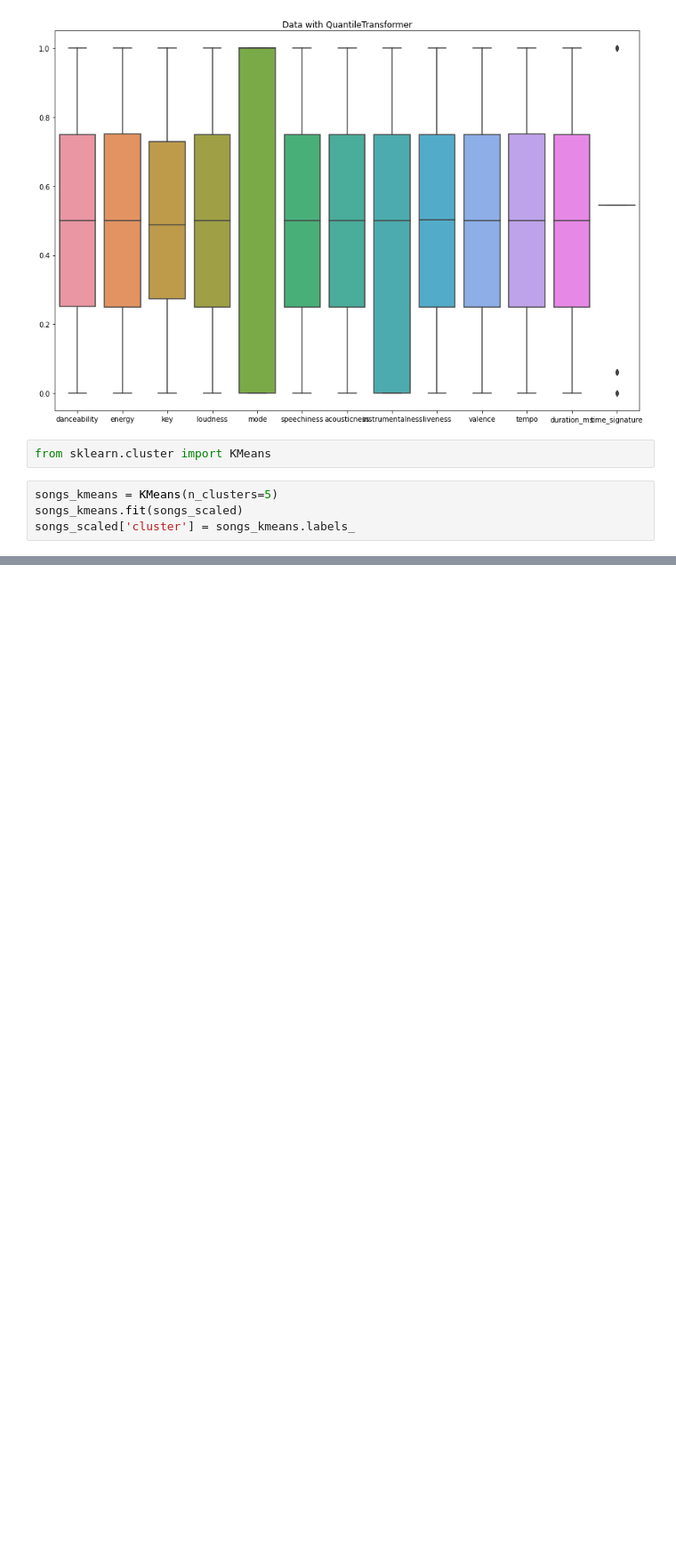
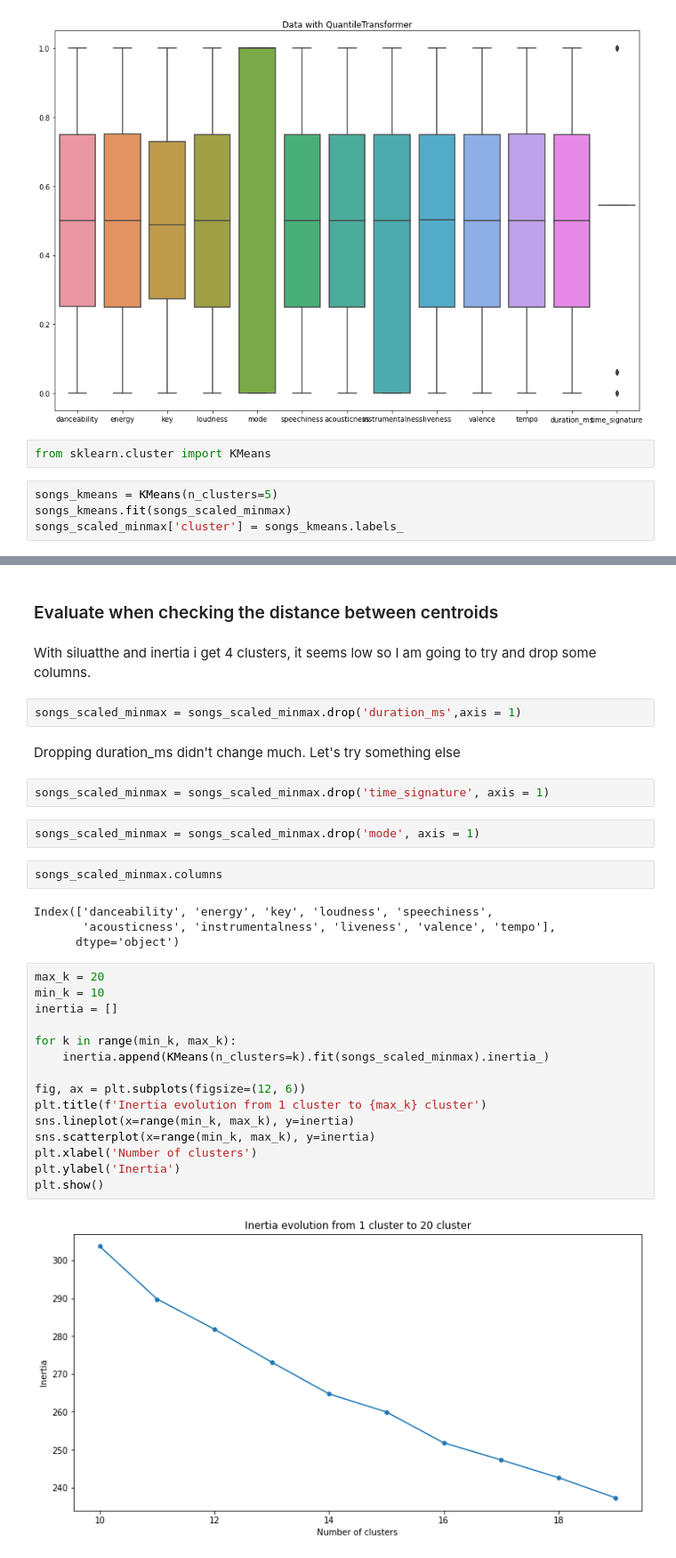
Before and after one commit to hanaamulic/Unsupervised-Machine-Learning, a Jupyter notebook: Spotify_challenge_1000_songs.ipynb, the cells around one changed output, grey strips where cells are left out. Shown at 89% size. Saved outputs shown, nothing was run; the diff lists cells and outputs as text; blank space fills up the shorter version.

```diff
--- a/Spotify_challenge_1000_songs.ipynb
+++ b/Spotify_challenge_1000_songs.ipynb
@@ -92,6 +93,6 @@ Text(0.5, 1.0, 'Data with QuantileTransformer')
 from sklearn.cluster import KMeans
 # %%
 songs_kmeans = KMeans(n_clusters=5)
-songs_kmeans.fit(songs_scaled)
-songs_scaled['cluster'] = songs_kmeans.labels_
+songs_kmeans.fit(songs_scaled_minmax)
+songs_scaled_minmax['cluster'] = songs_kmeans.labels_
 # %%
@@ -113,0 +142,35 @@ songs_scaled
+# %% [markdown]
+### Evaluate when checking the distance between centroids
+# %% [markdown]
+With siluatthe and inertia i get 4 clusters, it seems low so I am going to try and drop some columns.
+# %%
+songs_scaled_minmax = songs_scaled_minmax.drop('duration_ms',axis = 1)
+# %% [markdown]
+Dropping duration_ms didn't change much. Let's try something else
+# %%
+songs_scaled_minmax = songs_scaled_minmax.drop('time_signature', axis = 1)
+# %%
+songs_scaled_minmax = songs_scaled_minmax.drop('mode', axis = 1)
+# %%
+songs_scaled_minmax.columns
+# %% [output]
+Index(['danceability', 'energy', 'key', 'loudness', 'speechiness',
+       'acousticness', 'instrumentalness', 'liveness', 'valence', 'tempo'],
+      dtype='object')
+# %%
+max_k = 20
+min_k = 10
+inertia = []
+
+for k in range(min_k, max_k):
+    inertia.append(KMeans(n_clusters=k).fit(songs_scaled_minmax).inertia_)
+
+fig, ax = plt.subplots(figsize=(12, 6))
+plt.title(f'Inertia evolution from 1 cluster to {max_k} cluster')
+sns.lineplot(x=range(min_k, max_k), y=inertia)
+sns.scatterplot(x=range(min_k, max_k), y=inertia)
+plt.xlabel('Number of clusters')
+plt.ylabel('Inertia')
+plt.show()
+# %% [output]
+[figure, added]
```
Also changed, not shown: parts of 37 cells of this notebook, 5 other files.
